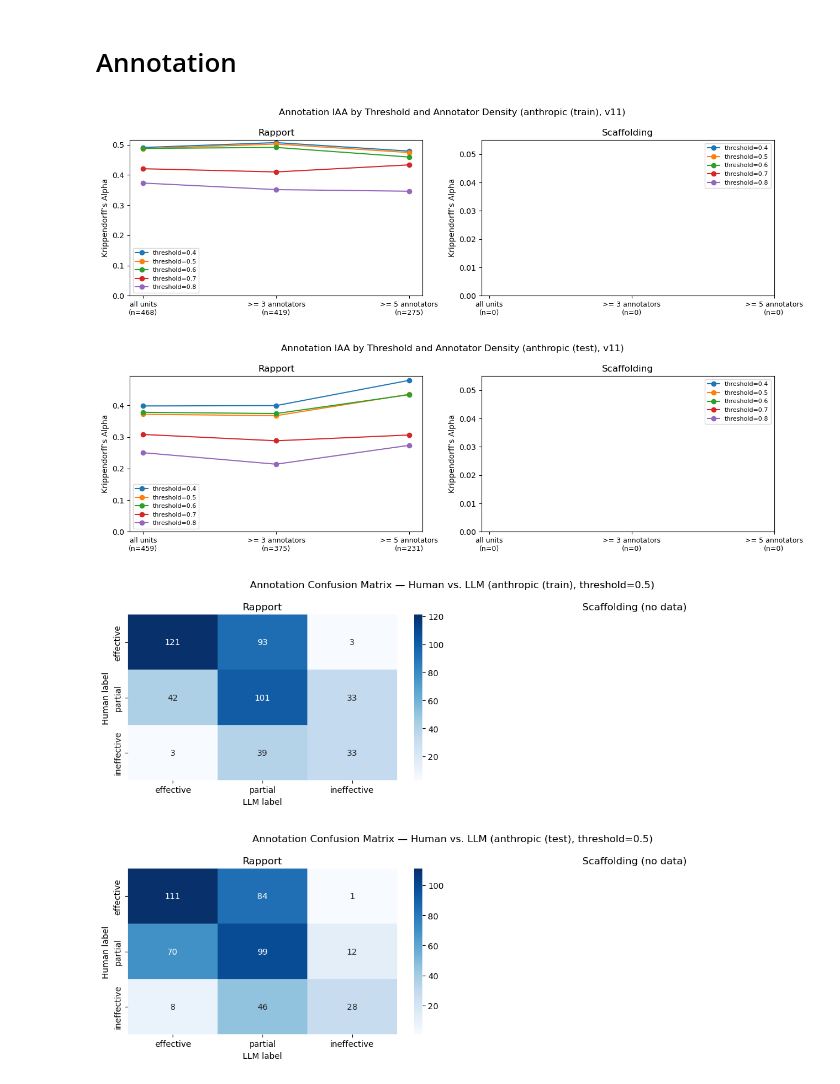
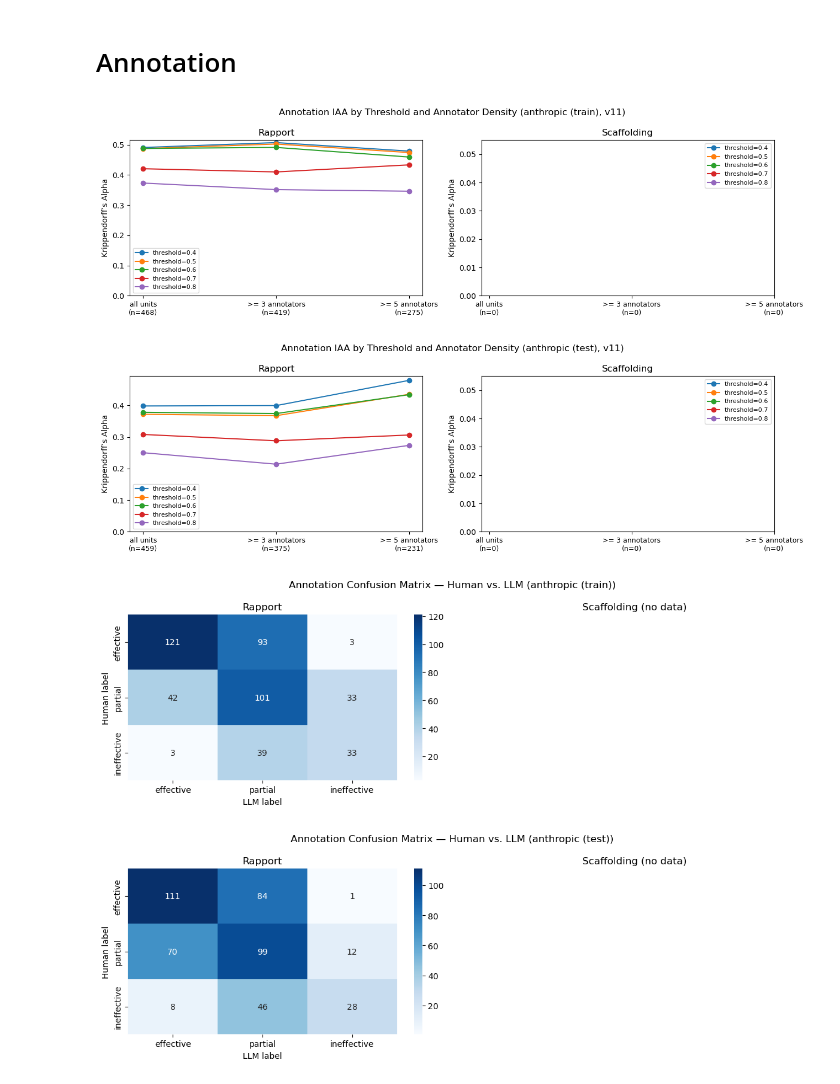
Before and after one commit to allenai/tutorsim, a Jupyter notebook: validation/lm_validation.ipynb, the cells around one changed output. Saved outputs shown, nothing was run; the diff lists cells and outputs as text; code cells hidden in the pictures.

```diff
--- a/validation/lm_validation.ipynb
+++ b/validation/lm_validation.ipynb
@@ -313,3 +315,43 @@ plt.show()
 Loaded detections: detections_anthropic_scaffolding.json
 Loaded detections: detections_anthropic_rapport.json
 [figure]
+# %%
+# ── Detection scorecards (one per profile, matching eval.py --mode detections) ──
+for p in PROFILES:
+    split_ids = load_split_ids(p["split"])
+    gt_convs = {cid: cd for cid, cd in ground_truth["conversations"].items()
+                if cid in split_ids}
+
+    llm_moments = load_detections_as_moments(VERSION, profile=p["profile"], split=p["split"])
+    if llm_moments is None:
+        continue
+
+    eval_ids = (set(gt_convs.keys()) & set(llm_moments.keys())) - EXAMPLE_CONV_IDS
+
+    human_by_conv, llm_by_conv = {}, {}
+    for cid in eval_ids:
+        human = gt_convs[cid]["key_moments"]
+        human_types = {m.get("annotation_type") for m in human}
+        human_by_conv[cid] = human
+        llm_by_conv[cid] = [m for m in llm_moments.get(cid, [])
+                            if m.get("annotation_type") in human_types]
+
+    gt_split = {"conversations": gt_convs}
+    by_type = {
+        ann_type: {
+            "detection": compute_detection_metrics(
+                filter_moments_by_type(human_by_conv, ann_type),
+                filter_moments_by_type(llm_by_conv, ann_type),
+            ),
+            "human_ceiling": compute_human_ceiling(gt_split, ann_type_filter=ann_type),
+        }
+        for ann_type in ANN_TYPES
+    }
+    output = {
+        "version": f"{VERSION} — {p['label'].replace(chr(10), ' ')}",
+        "mode": "detections",
+        "num_conversations": len(eval_ids),
+        "detection": compute_detection_metrics(human_by_conv, llm_by_conv),
+        "by_type": by_type,
+    }
+    print_scorecard(output)
@@ -373,33 +433,33 @@ for run_label, run_data in eval_runs:
 LABELS = ["effective", "partial", "ineffective"]
 
 for run_label, run_data in eval_runs:
     fig, axes = plt.subplots(1, len(ANN_TYPES), figsize=(12, 4))
     for ax, ann_type in zip(axes, ANN_TYPES):
         by_type = run_data.get("by_type", {}).get(ann_type, {})
         confusion = by_type.get("iaa", {}).get("confusion", {})
 
         if not confusion:
             ax.set_title(f"{ann_type.capitalize()} (no data)")
             ax.axis("off")
             continue
 
         matrix = []
         for human_label in LABELS:
             row = [confusion.get(human_label, {}).get(llm_label, 0) for llm_label in LABELS]
             matrix.append(row)
         df_cm = pd.DataFrame(matrix, index=LABELS, columns=LABELS)
 
         sns.heatmap(df_cm, annot=True, fmt="d", cmap="Blues", ax=ax,
                     xticklabels=LABELS, yticklabels=LABELS)
         ax.set_xlabel("LLM label")
         ax.set_ylabel("Human label")
         ax.set_title(f"{ann_type.capitalize()}")
 
-    plt.suptitle(f"Annotation Confusion Matrix — Human vs. LLM ({run_label}, threshold=0.5)", fontsize=12)
+    plt.suptitle(f"Annotation Confusion Matrix — Human vs. LLM ({run_label})", fontsize=12)
     plt.tight_layout()
     plt.show()
 # %% [output]
 [figure]
 [figure]
-[figure, old version]
+[figure, new version]
-[figure, old version]
+[figure, new version]
```
Also changed, not shown: parts of 3 cells of this notebook, 7 other files.
